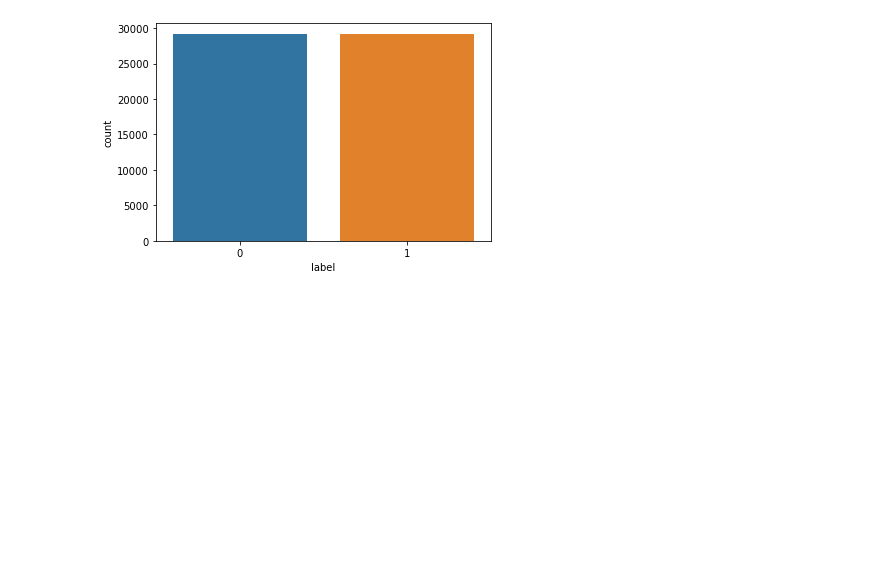
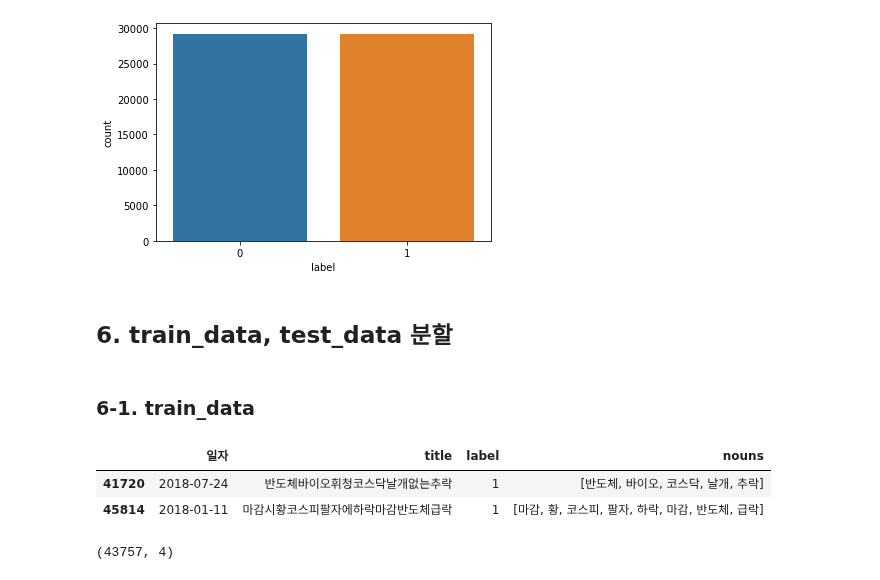
Before and after one commit to youngai1112/HK_Project, a Jupyter notebook: 7.1_뉴스데이터감성분석/01_뉴스데이터감성분석.ipynb, the cells around one changed output. Cells and saved outputs as stored; diff of their text form; code cells hidden in the pictures; blank space fills up the shorter version.

```diff
--- a/7.1_뉴스데이터감성분석/01_뉴스데이터감성분석.ipynb
+++ b/7.1_뉴스데이터감성분석/01_뉴스데이터감성분석.ipynb
@@ -459,3 +459,7 @@ merge_data = merge_data.dropna(how='any')
 50000 단계 완료
 # %%
 news_labeling = merge_data.copy()
+# %%
+# 결측치 확인
+news_labeling.dropna(how='any', inplace=True)
+news_labeling.shape
@@ -466,3 +472,22 @@ sns.countplot(x='label', data=merge_data)
 # %% [output]
 <AxesSubplot:xlabel='label', ylabel='count'>
 [figure]
+# %% [markdown]
+## 6. train_data, test_data 분할
+# %%
+# train, test set 분리
+train_data, test_data = train_test_split(news_labeling)
+# %% [markdown]
+### 6-1. train_data
+# %%
+# train_data 확인
+train_data.head(2)
+# %% [output]
+|  | 일자 | title | label | nouns |
+| 41720 | 2018-07-24 | 반도체바이오휘청코스닥날개없는추락 | 1 | [반도체, 바이오, 코스닥, 날개, 추락] |
+| 45814 | 2018-01-11 | 마감시황코스피팔자에하락마감반도체급락 | 1 | [마감, 황, 코스피, 팔자, 하락, 마감, 반도체, 급락] |
+# %%
+# train_data shape 확인
+train_data.shape
+# %% [output]
+(43757, 4)
```
Also changed, not shown: parts of 7 cells of this notebook.
